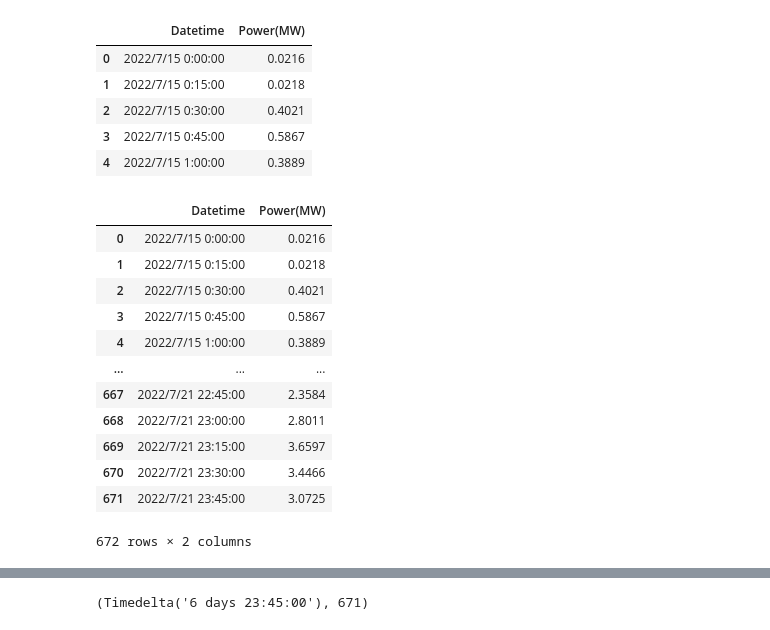
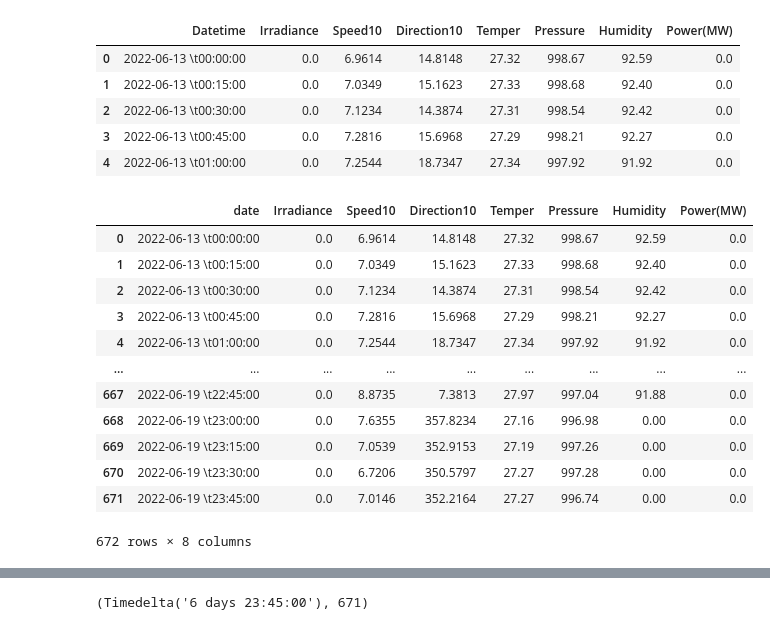
Before and after one commit to USERLaplace/big_project, a Jupyter notebook: prophet.ipynb, the cells around one changed output, grey strips where cells are left out. Cells and saved outputs as stored; diff of their text form; code cells hidden in the pictures.

```diff
--- a/prophet.ipynb
+++ b/prophet.ipynb
@@ -15,32 +86,32 @@ plt.rcParams['font.sans-serif'] = ['SimHei']  # 用来正常显示中文标签
 plt.rcParams['axes.unicode_minus'] = False  # 用来正常显示负号
 np.random.seed(7)
 
-df = pd.read_csv(r"D:\python建模\工程训练营\aiSummerCamp2022\大作业2\02 His_Power_FD.CSV")
+df = pd.read_csv('风电.CSV')
 df.head()
 # %% [output]
-|  | Datetime | Power(MW) |
-| 0 | 2022/7/15 0:00:00 | 0.0216 |
-| 1 | 2022/7/15 0:15:00 | 0.0218 |
-| 2 | 2022/7/15 0:30:00 | 0.4021 |
-| 3 | 2022/7/15 0:45:00 | 0.5867 |
-| 4 | 2022/7/15 1:00:00 | 0.3889 |
+|  | Datetime | Irradiance | Speed10 | Direction10 | Temper | Pressure | Humidity | Power(MW) |
+| 0 | 2022-06-13 \t00:00:00 | 0.0 | 6.9614 | 14.8148 | 27.32 | 998.67 | 92.59 | 0.0 |
+| 1 | 2022-06-13 \t00:15:00 | 0.0 | 7.0349 | 15.1623 | 27.33 | 998.68 | 92.40 | 0.0 |
+| 2 | 2022-06-13 \t00:30:00 | 0.0 | 7.1234 | 14.3874 | 27.31 | 998.54 | 92.42 | 0.0 |
+| 3 | 2022-06-13 \t00:45:00 | 0.0 | 7.2816 | 15.6968 | 27.29 | 998.21 | 92.27 | 0.0 |
+| 4 | 2022-06-13 \t01:00:00 | 0.0 | 7.2544 | 18.7347 | 27.34 | 997.92 | 91.92 | 0.0 |
 # %%
-df  = df.rename(columns={'日期1':'date'})
+df  = df.rename(columns={'Datetime':'date'})
 df
 # %% [output]
-|  | Datetime | Power(MW) |
-| 0 | 2022/7/15 0:00:00 | 0.0216 |
-| 1 | 2022/7/15 0:15:00 | 0.0218 |
-| 2 | 2022/7/15 0:30:00 | 0.4021 |
-| 3 | 2022/7/15 0:45:00 | 0.5867 |
-| 4 | 2022/7/15 1:00:00 | 0.3889 |
-| ... | ... | ... |
-| 667 | 2022/7/21 22:45:00 | 2.3584 |
-| 668 | 2022/7/21 23:00:00 | 2.8011 |
-| 669 | 2022/7/21 23:15:00 | 3.6597 |
-| 670 | 2022/7/21 23:30:00 | 3.4466 |
-| 671 | 2022/7/21 23:45:00 | 3.0725 |
+|  | date | Irradiance | Speed10 | Direction10 | Temper | Pressure | Humidity | Power(MW) |
+| 0 | 2022-06-13 \t00:00:00 | 0.0 | 6.9614 | 14.8148 | 27.32 | 998.67 | 92.59 | 0.0 |
+| 1 | 2022-06-13 \t00:15:00 | 0.0 | 7.0349 | 15.1623 | 27.33 | 998.68 | 92.40 | 0.0 |
+| 2 | 2022-06-13 \t00:30:00 | 0.0 | 7.1234 | 14.3874 | 27.31 | 998.54 | 92.42 | 0.0 |
+| 3 | 2022-06-13 \t00:45:00 | 0.0 | 7.2816 | 15.6968 | 27.29 | 998.21 | 92.27 | 0.0 |
+| 4 | 2022-06-13 \t01:00:00 | 0.0 | 7.2544 | 18.7347 | 27.34 | 997.92 | 91.92 | 0.0 |
+| ... | ... | ... | ... | ... | ... | ... | ... | ... |
+| 667 | 2022-06-19 \t22:45:00 | 0.0 | 8.8735 | 7.3813 | 27.97 | 997.04 | 91.88 | 0.0 |
+| 668 | 2022-06-19 \t23:00:00 | 0.0 | 7.6355 | 357.8234 | 27.16 | 996.98 | 0.00 | 0.0 |
+| 669 | 2022-06-19 \t23:15:00 | 0.0 | 7.0539 | 352.9153 | 27.19 | 997.26 | 0.00 | 0.0 |
+| 670 | 2022-06-19 \t23:30:00 | 0.0 | 6.7206 | 350.5797 | 27.27 | 997.28 | 0.00 | 0.0 |
+| 671 | 2022-06-19 \t23:45:00 | 0.0 | 7.0146 | 352.2164 | 27.27 | 996.74 | 0.00 | 0.0 |
-672 rows × 2 columns
+672 rows × 8 columns
 # %%
 from datetime import datetime, date
 
```
Also changed, not shown: parts of 25 cells of this notebook.
